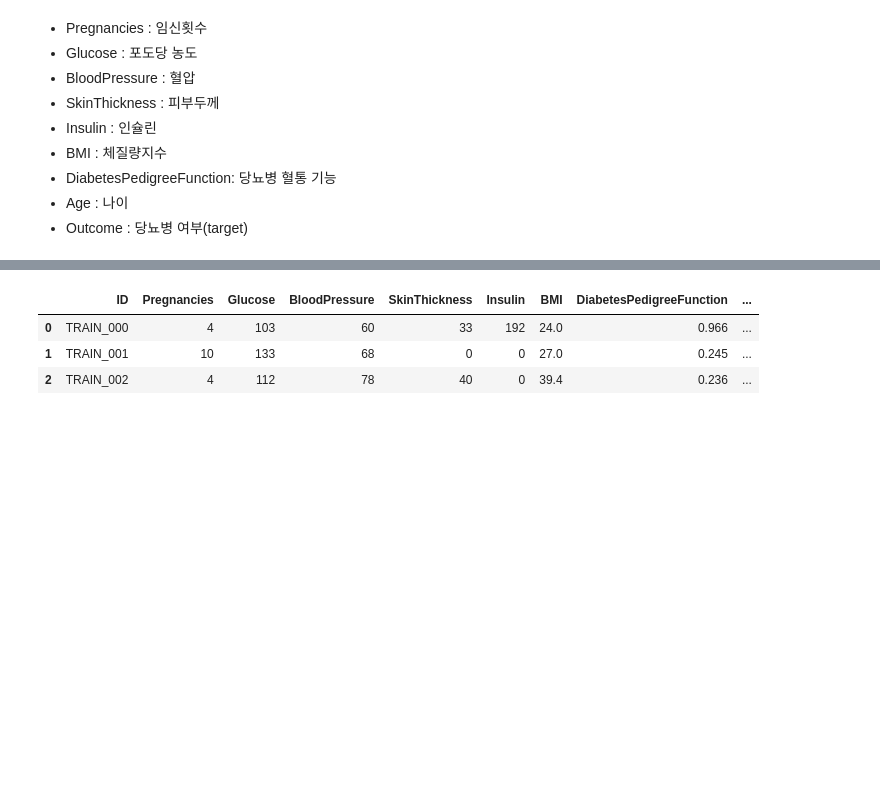
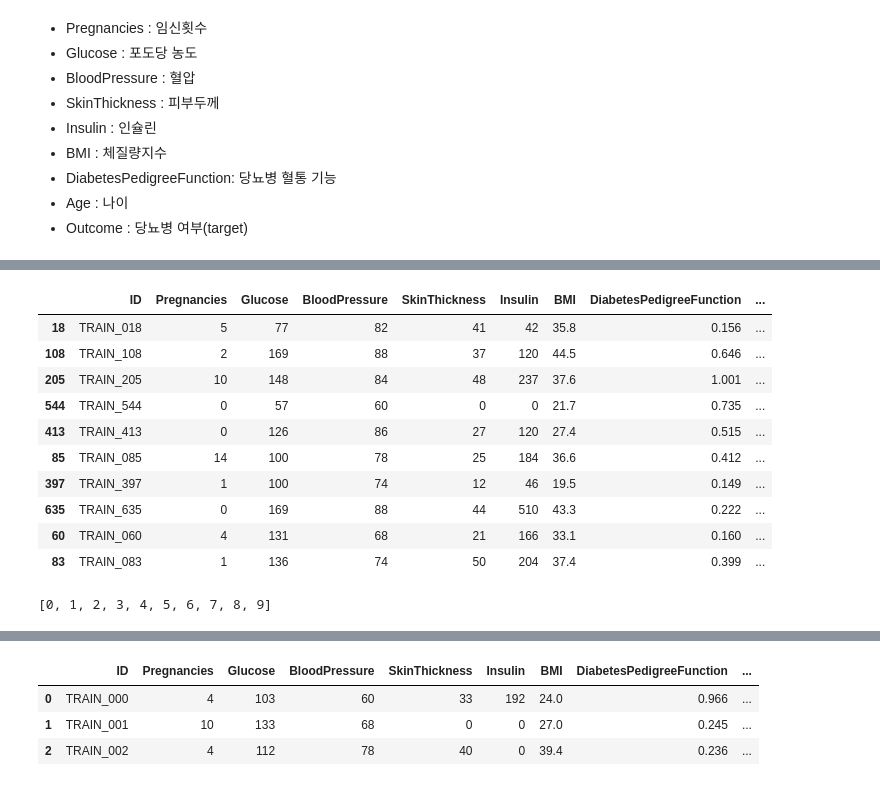
Before and after one commit to godud2604/ml-study, a Jupyter notebook: Project/당뇨병위험분류예측/stage.ipynb, the cells around one changed output, grey strips where cells are left out. Cells and saved outputs as stored; diff of their text form; code cells hidden in the pictures; blank space fills up the shorter version.

```diff
--- a/Project/당뇨병위험분류예측/stage.ipynb
+++ b/Project/당뇨병위험분류예측/stage.ipynb
@@ -20,0 +77,8 @@ submission = raw_data_submission.copy()
+# %%
+print('Gloucose 피처의 값이 170 이상인 수 : ', len(train[train['Glucose'] >= 170]))
+
+# loc[조건, '적용할 피처명'] = 변경할 값
+# 위의 형태로 데이터를 변경할 수 있다.
+train.loc[train['Glucose'] >= 170, 'Glucose'] = 169
+
+print('Glucose 피처의 값이 170 이상인 수 : ',len(train[train['Glucose'] >= 170]))
@@ -20,0 +109,18 @@ submission = raw_data_submission.copy()
+# %%
+train.sample(10)
+# %% [output]
+|  | ID | Pregnancies | Glucose | BloodPressure | SkinThickness | Insulin | BMI | DiabetesPedigreeFunction | ... |
+| 18 | TRAIN_018 | 5 | 77 | 82 | 41 | 42 | 35.8 | 0.156 | ... |
+| 108 | TRAIN_108 | 2 | 169 | 88 | 37 | 120 | 44.5 | 0.646 | ... |
+| 205 | TRAIN_205 | 10 | 148 | 84 | 48 | 237 | 37.6 | 1.001 | ... |
+| 544 | TRAIN_544 | 0 | 57 | 60 | 0 | 0 | 21.7 | 0.735 | ... |
+| 413 | TRAIN_413 | 0 | 126 | 86 | 27 | 120 | 27.4 | 0.515 | ... |
+| 85 | TRAIN_085 | 14 | 100 | 78 | 25 | 184 | 36.6 | 0.412 | ... |
+| 397 | TRAIN_397 | 1 | 100 | 74 | 12 | 46 | 19.5 | 0.149 | ... |
+| 635 | TRAIN_635 | 0 | 169 | 88 | 44 | 510 | 43.3 | 0.222 | ... |
+| 60 | TRAIN_060 | 4 | 131 | 68 | 21 | 166 | 33.1 | 0.160 | ... |
+| 83 | TRAIN_083 | 1 | 136 | 74 | 50 | 204 | 37.4 | 0.399 | ... |
+# %%
+list(train.index)[:10]
+# %% [output]
+[0, 1, 2, 3, 4, 5, 6, 7, 8, 9]
```
Also changed, not shown: parts of 36 cells of this notebook.
